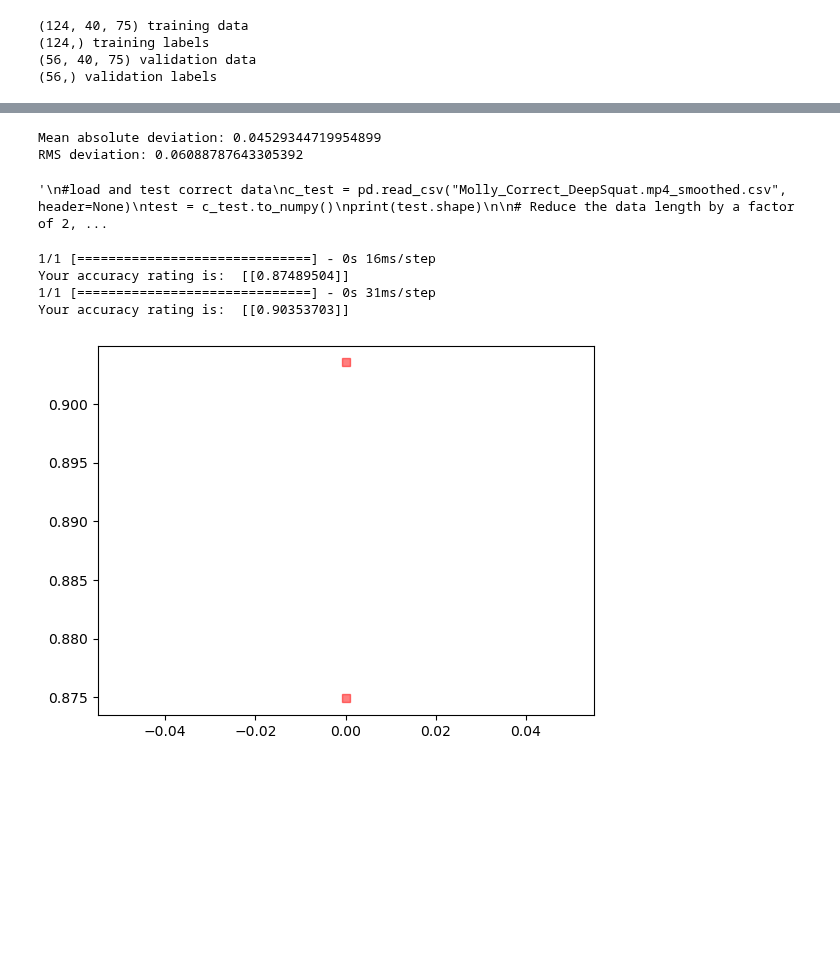
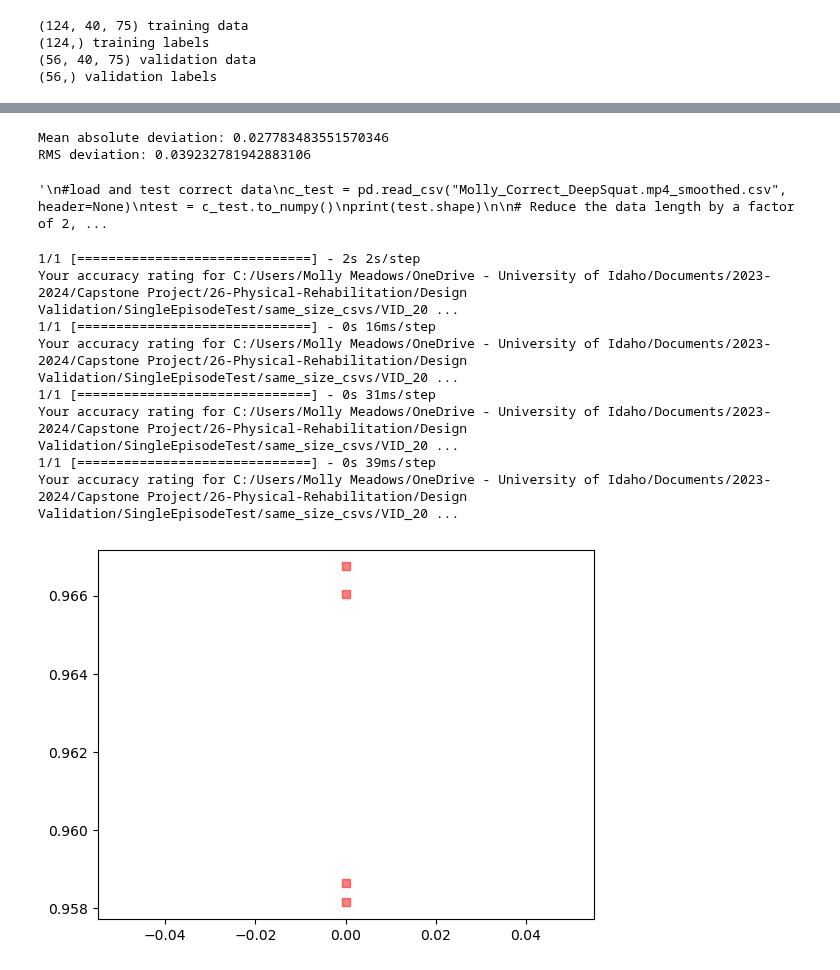
Before and after one commit to MollyEM/26-Physical-Rehabilitation, a Jupyter notebook: Design Validation/OpenPose_SpatioTemporalNN_Vicon-Copy1.ipynb, the cells around one changed output, grey strips where cells are left out. Saved outputs shown, nothing was run; the diff lists cells and outputs as text; code cells hidden in the pictures; blank space fills up the shorter version.

```diff
--- a/Design Validation/OpenPose_SpatioTemporalNN_Vicon-Copy1.ipynb
+++ b/Design Validation/OpenPose_SpatioTemporalNN_Vicon-Copy1.ipynb
@@ -307,7 +307,7 @@ rec1 = LSTM(40, return_sequences=True)(rec)
 rec1 = LSTM(40, return_sequences=True)(rec1)
 rec2 = LSTM(80)(rec1)
 
-out = Dense(1, activation = 'sigmoid')(rec2)
+out = Dense(1, activation = 'tanh')(rec2)
 
 model = Model(inputs=[seq_input, seq_input_2, seq_input_4, seq_input_8], outputs=out)
 
@@ -317,7 +317,7 @@ t = now()
 
 early_stopping = EarlyStopping(monitor='val_loss', patience = 25)
 
-history = model.fit([trainx, trainx_2, trainx_4, trainx_8], train_y, batch_size=10, epochs=500, verbose=0,
+history = model.fit([trainx, trainx_2, trainx_4, trainx_8], train_y, batch_size=3, epochs=1500, verbose=0,
                 validation_data=([validx, validx_2, validx_4, validx_8], valid_y), callbacks = [early_stopping])
 
 print('Training time: %s' % (now() - t))
@@ -380,8 +380,8 @@ rms_dev = sqrt(mean_squared_error(pred_test, valid_y))
 print('Mean absolute deviation:', mean_abs_dev)
 print('RMS deviation:', rms_dev)
 # %% [output]
-Mean absolute deviation: 0.04529344719954899
-RMS deviation: 0.06088787643305392
+Mean absolute deviation: 0.027783483551570346
+RMS deviation: 0.039232781942883106
 # %%
 import pandas as pd
 
@@ -472,20 +472,28 @@ plt.plot(ipred,'s', color='red', label='Prediction', linestyle='None', alpha = 0
 '\n#load and test correct data\nc_test = pd.read_csv("Molly_Correct_DeepSquat.mp4_smoothed.csv", header=None)\ntest = c_test.to_numpy()\nprint(test.shape)\n\n# Reduce the data length by a factor of 2, ...
 # %%
 #new smoothed data
-userTest("C:/Users/Molly Meadows/OneDrive - University of Idaho/Documents/2023-2024/Capstone Project/26-Physical-Rehabilitation/Design Validation/SingleEpisodeTest/same_size_csvs/VID_20240305_154742900_smoothed.csv")
-
-
-
-
+#userTest("C:/Users/Molly Meadows/OneDrive - University of Idaho/Documents/2023-2024/Capstone Project/26-Physical-Rehabilitation/Design Validation/SingleEpisodeTest/same_size_csvs/VID_20240305_154742900_smoothed.csv")
 #userTest("C:/Users/Molly Meadows/OneDrive - University of Idaho/Documents/2023-2024/Capstone Project/26-Physical-Rehabilitation/Design Validation/Testing_Videos/VID_20240305_154756887.mp4_smoothed.csv")
-userTest("C:/Users/Molly Meadows/OneDrive - University of Idaho/Documents/2023-2024/Capstone Project/26-Physical-Rehabilitation/Design Validation/Testing_Videos/VID_20240305_154742900.mp4_smoothed.csv")
+#userTest("C:/Users/Molly Meadows/OneDrive - University of Idaho/Documents/2023-2024/Capstone Project/26-Physical-Rehabilitation/Design Validation/Testing_Videos/VID_20240305_154742900.mp4_smoothed.csv")
 #userTest("C:/Users/Molly Meadows/OneDrive - University of Idaho/Documents/2023-2024/Capstone Project/26-Physical-Rehabilitation/Design Validation/Testing_Videos/VID_20240305_154829145.mp4_smoothed.csv")
 #userTest("C:/Users/Molly Meadows/OneDrive - University of Idaho/Documents/2023-2024/Capstone Project/26-Physical-Rehabilitation/Design Validation/Testing_Videos/VID_20240305_154844653.mp4_smoothed.csv")
 #userTest("C:/Users/Molly Meadows/OneDrive - University of Idaho/Documents/2023-2024/Capstone Project/26-Physical-Rehabilitation/Design Validation/Testing_Videos/VID_20240305_154954638.mp4_smoothed.csv")
 #userTest("C:/Users/Molly Meadows/OneDrive - University of Idaho/Documents/2023-2024/Capstone Project/26-Physical-Rehabilitation/Design Validation/Testing_Videos/VID_20240305_155018185.mp4_smoothed.csv")
+
+
+userTest("C:/Users/Molly Meadows/OneDrive - University of Idaho/Documents/2023-2024/Capstone Project/26-Physical-Rehabilitation/Design Validation/SingleEpisodeTest/same_size_csvs/VID_20240405_152942054_smoothed.csv")
+
+userTest("C:/Users/Molly Meadows/OneDrive - University of Idaho/Documents/2023-2024/Capstone Project/26-Physical-Rehabilitation/Design Validation/SingleEpisodeTest/same_size_csvs/VID_20240405_153058147_smoothed.csv")
+userTest("C:/Users/Molly Meadows/OneDrive - University of Idaho/Documents/2023-2024/Capstone Project/26-Physical-Rehabilitation/Design Validation/SingleEpisodeTest/same_size_csvs/VID_20240405_152924506_smoothed.csv") #good squat
+
+userTest("C:/Users/Molly Meadows/OneDrive - University of Idaho/Documents/2023-2024/Capstone Project/26-Physical-Rehabilitation/Design Validation/SingleEpisodeTest/same_size_csvs/VID_20240405_153032758_smoothed.csv") #good squat
 # %% [output]
+1/1 [==============================] - 2s 2s/step
+Your accuracy rating for C:/Users/Molly Meadows/OneDrive - University of Idaho/Documents/2023-2024/Capstone Project/26-Physical-Rehabilitation/Design Validation/SingleEpisodeTest/same_size_csvs/VID_20 ...
 1/1 [==============================] - 0s 16ms/step
-Your accuracy rating is:  [[0.87489504]]
+Your accuracy rating for C:/Users/Molly Meadows/OneDrive - University of Idaho/Documents/2023-2024/Capstone Project/26-Physical-Rehabilitation/Design Validation/SingleEpisodeTest/same_size_csvs/VID_20 ...
 1/1 [==============================] - 0s 31ms/step
-Your accuracy rating is:  [[0.90353703]]
+Your accuracy rating for C:/Users/Molly Meadows/OneDrive - University of Idaho/Documents/2023-2024/Capstone Project/26-Physical-Rehabilitation/Design Validation/SingleEpisodeTest/same_size_csvs/VID_20 ...
+1/1 [==============================] - 0s 39ms/step
+Your accuracy rating for C:/Users/Molly Meadows/OneDrive - University of Idaho/Documents/2023-2024/Capstone Project/26-Physical-Rehabilitation/Design Validation/SingleEpisodeTest/same_size_csvs/VID_20 ...
-[figure, old version]
+[figure, new version]
```
Also changed, not shown: parts of 5 cells of this notebook, 35 other files.
